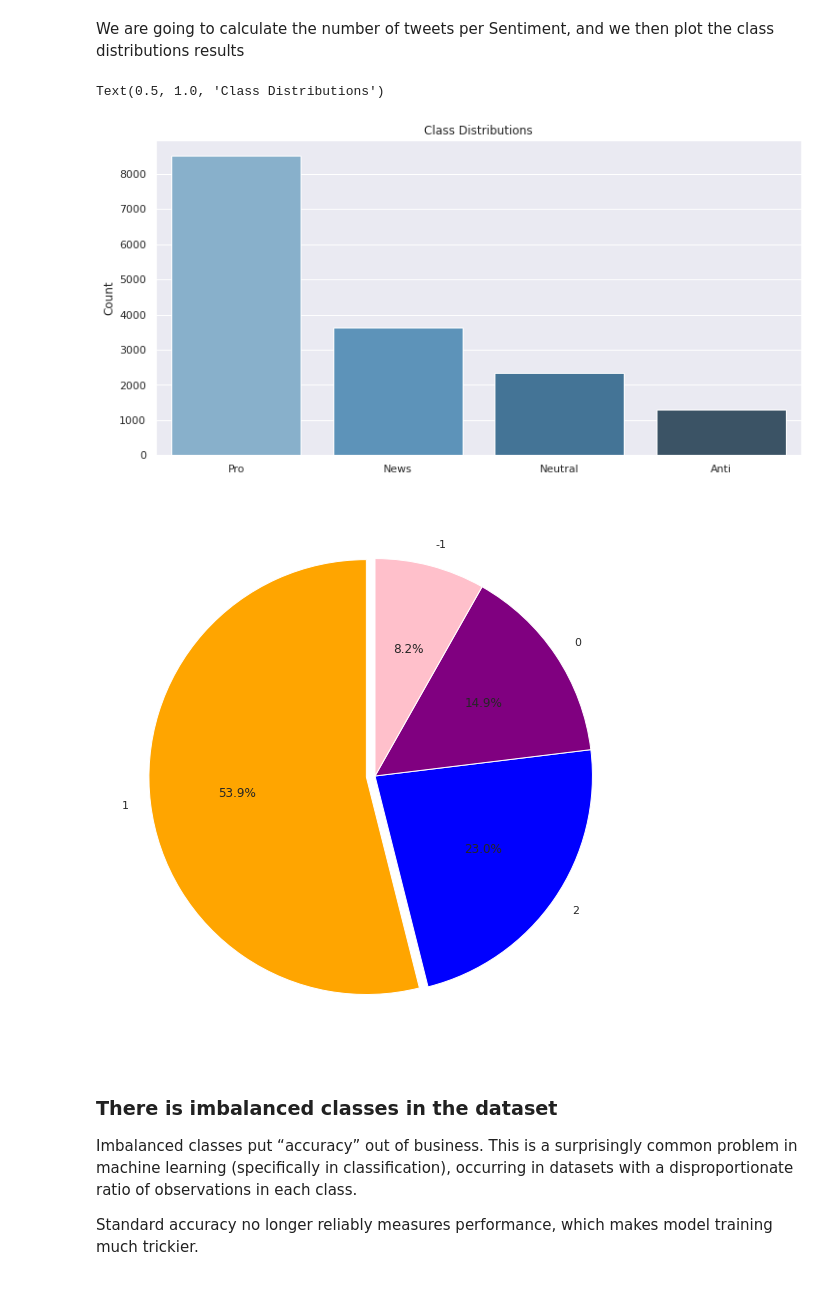
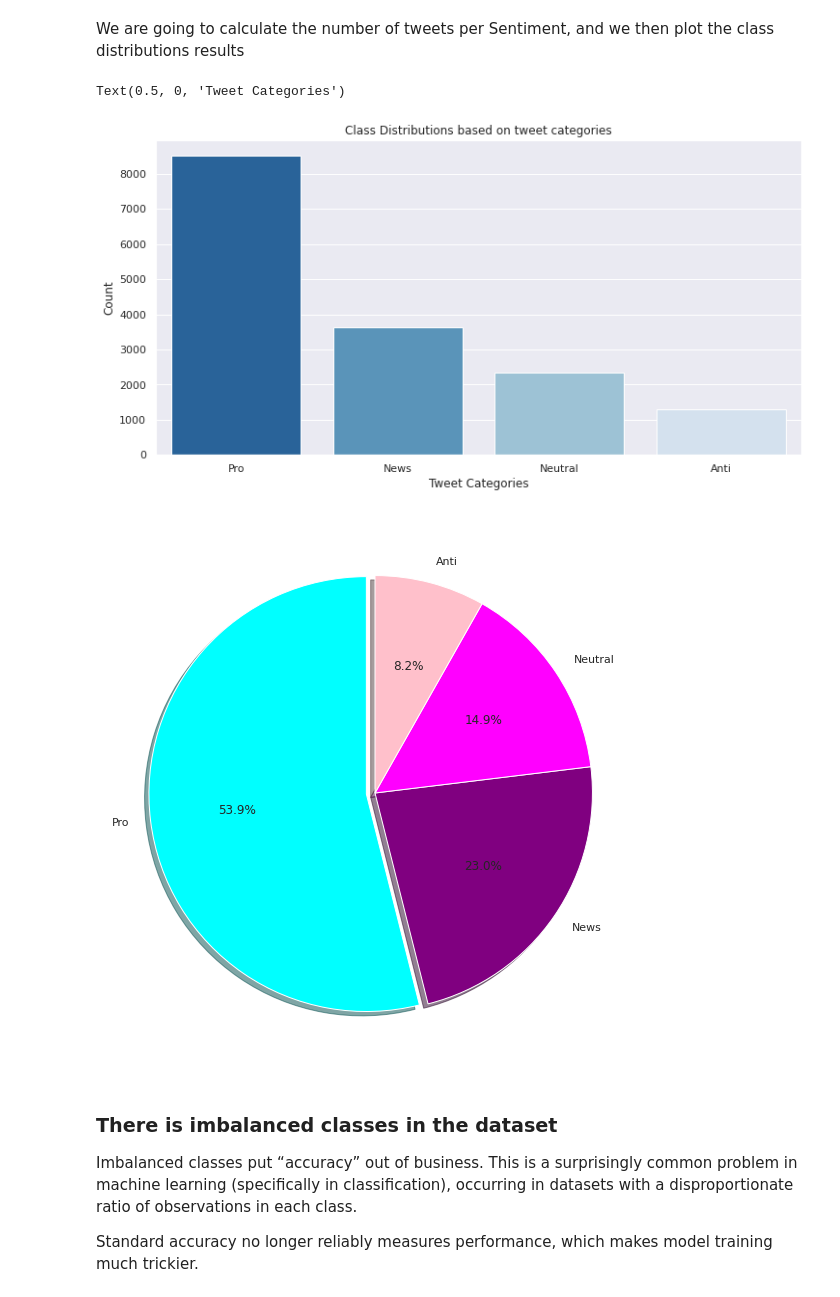
Before and after one commit to Classification-Team-CW5/Team-CW5-Notebook, a Jupyter notebook: Climate_Change_Beliefs_Analysis_(1).ipynb, the cells around one changed output. Cells and saved outputs as stored; diff of their text form; code cells hidden in the pictures.

```diff
--- a/Climate_Change_Beliefs_Analysis_(1).ipynb
+++ b/Climate_Change_Beliefs_Analysis_(1).ipynb
@@ -203,25 +195,26 @@ We are going to calculate the number of tweets per Sentiment, and we then plot t
 # %%
  plt.figure (figsize= (12,6))
 # Number of tweets per sentiment
 class_distribution = pd.DataFrame(list(train['sentiment'].value_counts()),
                           index=['Pro', 'News', 'Neutral', 'Anti'],
                           columns=['Count'])
 sns.set()
 sns.barplot(x=class_distribution.index, y=class_distribution.Count,
-           palette="Blues_d")
-plt.title('Class Distributions')
+           palette="Blues_r")
+plt.title('Class Distributions based on tweet categories')
+plt.xlabel('Tweet Categories')
 # %% [output]
-Text(0.5, 1.0, 'Class Distributions')
+Text(0.5, 0, 'Tweet Categories')
-[figure, old version]
+[figure, new version]
 # %%
 plt.figure (figsize= (16,10))
 values = train['sentiment'].value_counts()/train.shape[0]
 labels = (train['sentiment'].value_counts()/train.shape[0]).index
-colors = ['orange', 'blue', 'purple', 'pink']
-plt.pie(x=values, labels=labels, autopct='%1.1f%%', startangle=90, explode= (0.04, 0, 0, 0), colors=colors)
+colors = ['cyan', 'purple', 'magenta', 'pink']
+plt.pie(x=values, labels=['Pro', 'News', 'Neutral', 'Anti'], autopct='%1.1f%%', startangle=90, explode= (0.04, 0, 0, 0), colors=colors,shadow=True)
 plt.show()
 # %% [output]
-[figure, old version]
+[figure, new version]
 # %% [markdown]
 ### There is imbalanced classes in the dataset
 
```
Also changed, not shown: parts of 7 cells of this notebook.
